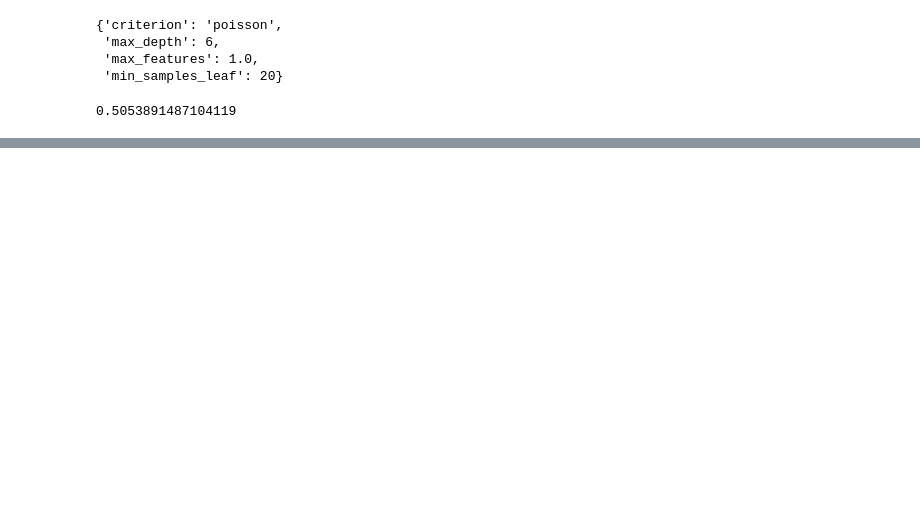
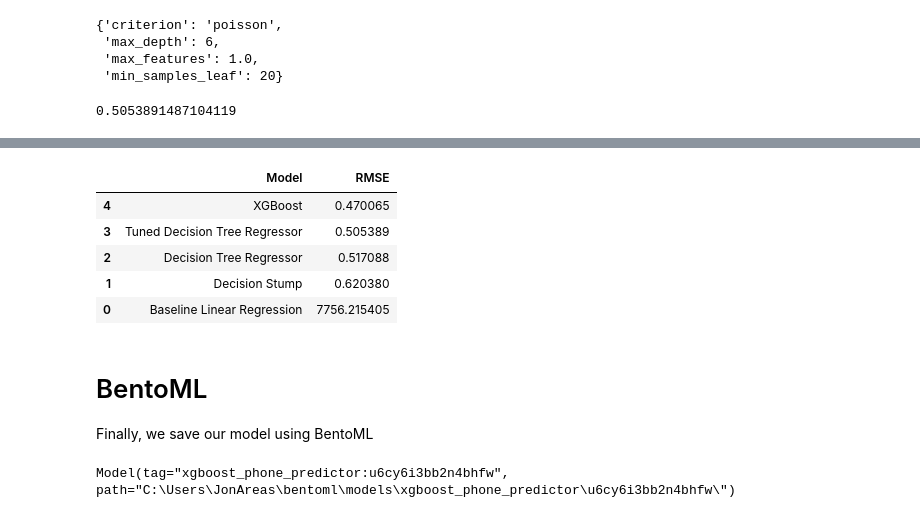
Before and after one commit to jxareas/Phone-Price-Prediction, a Jupyter notebook: notebooks/model_training.ipynb, the cells around one changed output, grey strips where cells are left out. Cells and saved outputs as stored; diff of their text form; code cells hidden in the pictures; blank space fills up the shorter version.

```diff
--- a/notebooks/model_training.ipynb
+++ b/notebooks/model_training.ipynb
@@ -341,0 +345,18 @@ models
+# %%
+dv = DictVectorizer(sparse=False)
+
+dict_train = df_train.to_dict(orient='records')
+x_train = dv.fit_transform(dict_train)
+features = dv.get_feature_names()
+dtrain = xgb.DMatrix(x_train, label=y_train, feature_names=features)
+
+dict_val = df_validation.to_dict(orient='records')
+x_val = dv.transform(dict_val)
+dval = xgb.DMatrix(x_val, label=y_validation, feature_names=features)
+
+xgb_params = {'seed': 20, 'eval_metric': 'rmse', 'n_jobs': -1}
+xgboost_model = xgb.train(xgb_params, dtrain)
+# %%
+y_pred = xgboost_model.predict(dval)
+xgboost_model.rmse = np.sqrt(mean_squared_error(y_validation, y_pred))
+xgboost_model.rmse
@@ -341,0 +365,3 @@ models
+# %%
+models.append(("XGBoost", xgboost_model.rmse))
+models
@@ -341,0 +377,28 @@ models
+# %%
+models_df = pd.DataFrame(models, columns=['Model', 'RMSE'])
+models_df.sort_values(by='RMSE', ascending=True)
+# %% [output]
+|  | Model | RMSE |
+| 4 | XGBoost | 0.470065 |
+| 3 | Tuned Decision Tree Regressor | 0.505389 |
+| 2 | Decision Tree Regressor | 0.517088 |
+| 1 | Decision Stump | 0.620380 |
+| 0 | Baseline Linear Regression | 7756.215405 |
+# %% [markdown]
+# BentoML
+Finally, we save our model using BentoML
+# %%
+# BentoML
+import bentoml
+bentoml.xgboost.save_model("xgboost_phone_predictor", xgboost_model,
+                           custom_objects={
+                               "dictVectorizer":dv
+                           },
+                           signatures={
+                               "predict": {
+                                   "batchable":True,
+                                   "batch_dim":0,
+                               }
+                           })
+# %% [output]
+Model(tag="xgboost_phone_predictor:u6cy6i3bb2n4bhfw", path="C:\Users\JonAreas\bentoml\models\xgboost_phone_predictor\u6cy6i3bb2n4bhfw\")
```
Also changed, not shown: parts of 7 cells of this notebook, 4 other files.
